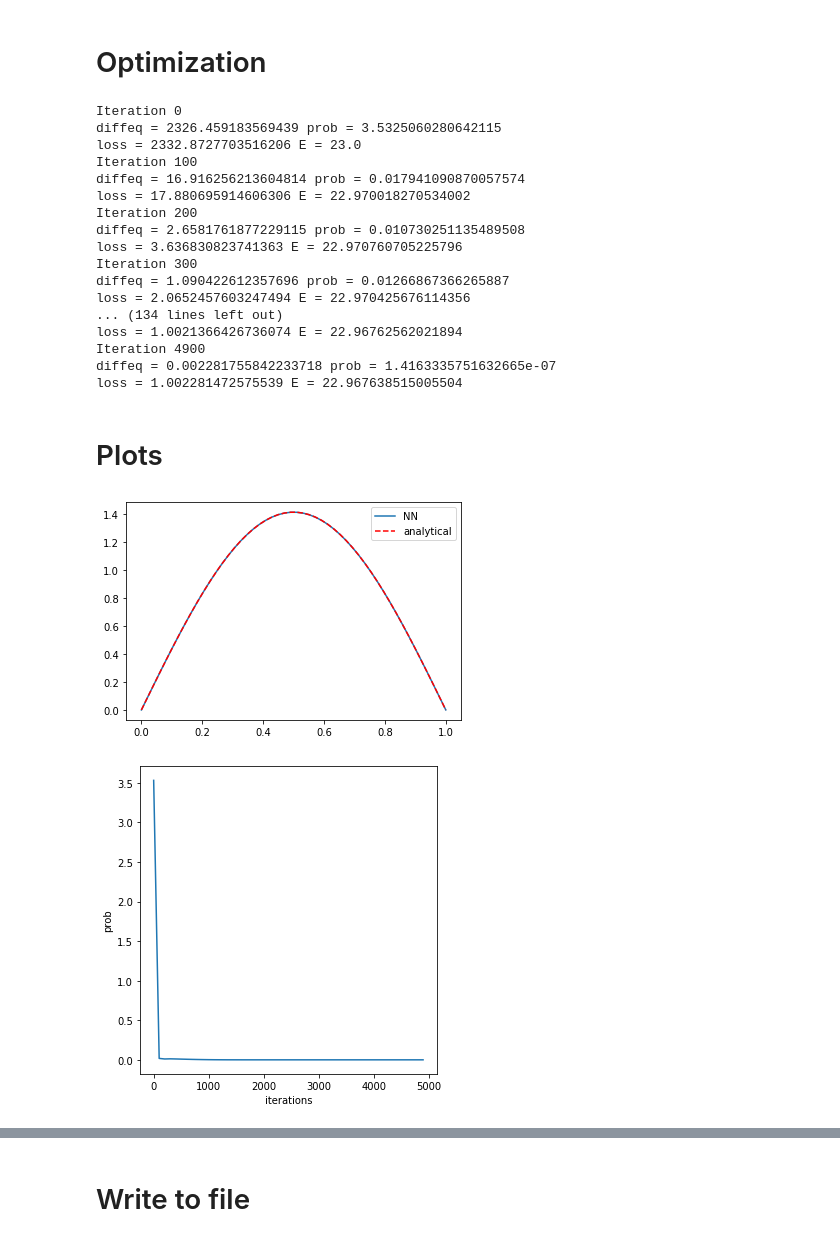
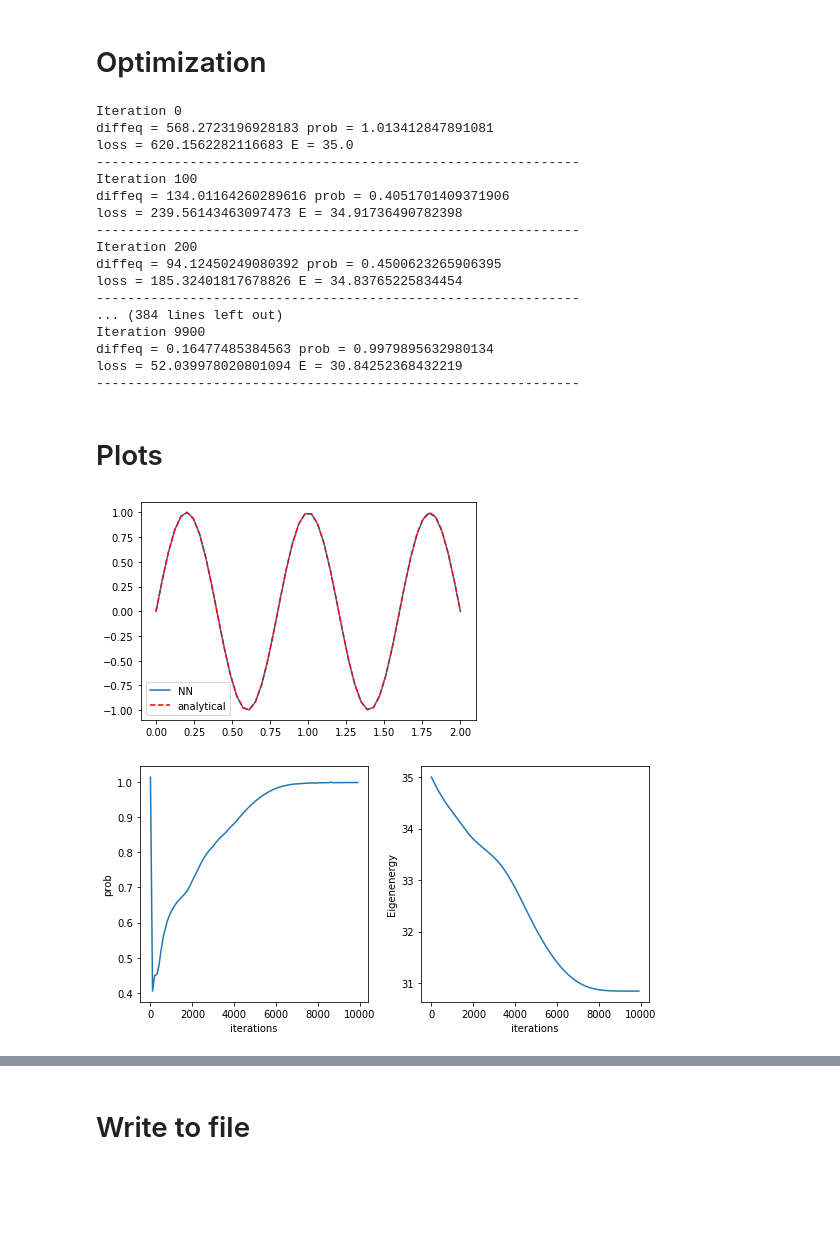
Before and after one commit to anuwu/Particle-in-a-Box, a Jupyter notebook: kitchin.ipynb, the cells around one changed output, grey strips where cells are left out. Cells and saved outputs as stored; diff of their text form; code cells hidden in the pictures; blank space fills up the shorter version.

Commit message:
Generated plots for probability regularization.

```diff
--- a/kitchin.ipynb
+++ b/kitchin.ipynb
@@ -38,6 +38,11 @@ def psi(nnparams, inputs):
 dpsi = elementwise_grad(psi, 1) # Function for returning first derivative of wf (not used explicitly)
 ddpsi = elementwise_grad(dpsi, 1) # Second derivative of wf.
 # %%
+PRC1 = 20 # Probability regularisation co-efficient for degree 1 (and -1)
+PRC2 = PRC1/(2*2) # Probability regularisation co-efficient for degree 2 (and -2)
+PRC3 = PRC2/(2*3) # Probability regularisation co-efficient for degree 3 (and -3)
+PRC4 = PRC3/(2*4) # Probability regularisation co-efficient for degree 4 (and -4)
+
 def floatStr (Efloat) :
     Eint = int(np.floor(Efloat))
     if Efloat - Eint == 0 :
@@ -59,7 +64,10 @@ def objective(params, step):
     prob = np.sum((y2[1:] + y2[0:-1]) / 2 * (x[1:] - x[0:-1]))
 
 
-    return np.mean(diffeq**2) + (1-prob)**2
+    return np.mean(diffeq**2) + (1-prob)**2 + (PRC1/prob + PRC1*prob) + \
+        (PRC2/prob**2 + PRC2*prob**2) + (PRC3/prob**3 + PRC3*prob**3) + \
+        (PRC4/prob**4 + PRC4*prob**4)
+
 
 trunc = -1
 iterList = []
@@ -86,7 +94,10 @@ def objectiveDebug (params, step) :
     # This is a numerical trapezoid integration
     prob = np.sum((y2[1:] + y2[0:-1]) / 2 * (x[1:] - x[0:-1]))
 
-    loss = mean + (1-prob)**2
+
+    loss = mean + (1-prob)**2 + (PRC1/prob + PRC1*prob) + \
+        (PRC2/prob**2 + PRC2*prob**2) + (PRC3/prob**3 + PRC3*prob**3) + \
+        (PRC4/prob**4 + PRC4*prob**4)
 
     iterList.append (step)
     diffeqList.append (mean)
@@ -96,6 +107,7 @@ def objectiveDebug (params, step) :
 
     print ("Iteration " + str(step) + "\ndiffeq = " + str(mean) + " prob = " + str(prob))
     print ("loss = " + str(loss) + " E = " + str(params['E']))
+    print ("--------------------------------------------------------------")
 
 # Callback function.
 def callback(params, step, g):
@@ -109,10 +121,10 @@ def callback(params, step, g):
 # %%
 psi0 = 0 # Value of first boundary
 psi1 = 0 # Value of second boundary
-L = 1 # Length of the well
-n = 2 # Energy level to be found
-scale = 2*L # Scale for initialisation
-divs = 200 # divisions of the input space
+L = 2 # Length of the well
+n = 5 # Energy level to be found
+scale = 2 # Scale for initialisation
+divs = 300 # divisions of the input space
 
 x0 = 0  # Position of first boundary
 x1 = L  # Position of second boundary
@@ -123,7 +135,7 @@ x1 = L  # Position of second boundary
 nnparams = init_random_params(scale/(x1-x0), layer_sizes=[1, 32, 32, 1])
 
 # Intialise a guess eigenvalue to find a true eigenvalue near it
-initE = 23.0
+initE = 35.0
 params = {'nn': nnparams, 'E': initE}
 
 # Input space
@@ -136,25 +148,25 @@ name = "n" + str(n)+ "L" + floatStr(L) + "E" + floatStr(float(params['E']))
 # %%
 optims = importlib.reload (optims)
 #params = optims.myAdam (grad(objective), params, callback=callback, step_size=0.001, diffeqList=diffeqList, probList=probList, diffeqDiffList = diffeqDiffList)
-params = optims.adam (grad(objective), params, callback=callback, step_size=0.001, num_iters=5000)
+params = optims.adam (grad(objective), params, callback=callback, step_size=0.001, num_iters=10000)
 # %% [output]
 Iteration 0
-diffeq = 2326.459183569439 prob = 3.5325060280642115
-loss = 2332.8727703516206 E = 23.0
+diffeq = 568.2723196928183 prob = 1.013412847891081
+loss = 620.1562282116683 E = 35.0
+--------------------------------------------------------------
 Iteration 100
-diffeq = 16.916256213604814 prob = 0.017941090870057574
-loss = 17.880695914606306 E = 22.970018270534002
+diffeq = 134.01164260289616 prob = 0.4051701409371906
+loss = 239.56143463097473 E = 34.91736490782398
+--------------------------------------------------------------
 Iteration 200
-diffeq = 2.6581761877229115 prob = 0.010730251135489508
-loss = 3.636830823741363 E = 22.970760705225796
-Iteration 300
-diffeq = 1.090422612357696 prob = 0.01266867366265887
-loss = 2.0652457603247494 E = 22.970425676114356
-... (134 lines left out)
-loss = 1.0021366426736074 E = 22.96762562021894
-Iteration 4900
-diffeq = 0.002281755842233718 prob = 1.4163335751632665e-07
-loss = 1.002281472575539 E = 22.967638515005504
+diffeq = 94.12450249080392 prob = 0.4500623265906395
+loss = 185.32401817678826 E = 34.83765225834454
+--------------------------------------------------------------
+... (384 lines left out)
+Iteration 9900
+diffeq = 0.16477485384563 prob = 0.9979895632980134
+loss = 52.039978020801094 E = 30.84252368432219
+--------------------------------------------------------------
 # %% [markdown]
 # Plots
 # %%
@@ -175,46 +187,44 @@ plt.plot(x, np.sqrt(2/L) * np.sin(n*np.pi * (x-x0)/L), 'r--', label='analytical'
 plt.legend()
 plt.savefig (name + "_plot.png")
 # %% [output]
-[figure, old version]
+[figure, new version]
 # %%
 import matplotlib.pyplot as plt
 
-fig = plt.figure (figsize=(5,5))
+fig = plt.figure (figsize=(8,4))
 plt.clf ()
 
+'''
 #plt.subplot (1 , 1 , 1)
 plt.plot (iterList, probList)
 plt.xlabel ('iterations')
 plt.ylabel ('prob')
-
-
 '''
 
 plt.subplot (1, 2, 1)
 plt.plot (iterList, probList)
 plt.xlabel ('iterations')
 plt.ylabel ('prob')
 
 plt.subplot (1, 2, 2)
 plt.plot (iterList, EList)
+plt.xlabel ('iterations')
 plt.ylabel ('Eigenenergy')
-plt.xlabel ('iterations')
-'''
 
 
 '''
 plt.subplot (2, 2, 3)
 plt.plot (iterList, lossList)
 plt.xlabel ('iterations')
 plt.ylabel ('loss')
 
 '''
 
 plt.tight_layout()
 
-plt.savefig (name + "_diagProb.png")
+plt.savefig (name + "_diagProbEig.png")
 # %% [output]
-[figure, old version]
+[figure, new version]
 # %%
 trunc = 20
 if trunc != -1 :
```
Also changed, not shown: parts of 1 cell of this notebook, 6 other files.
